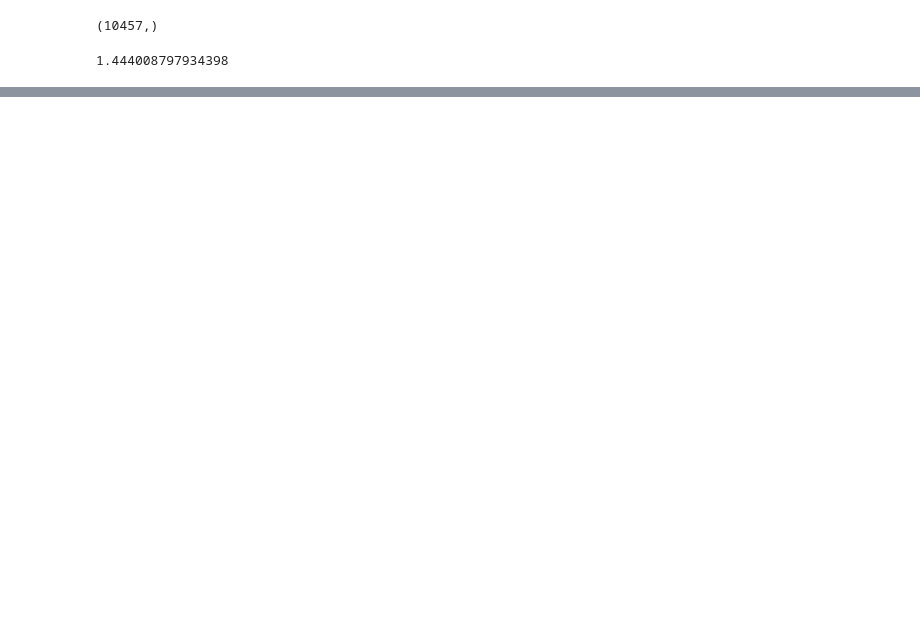
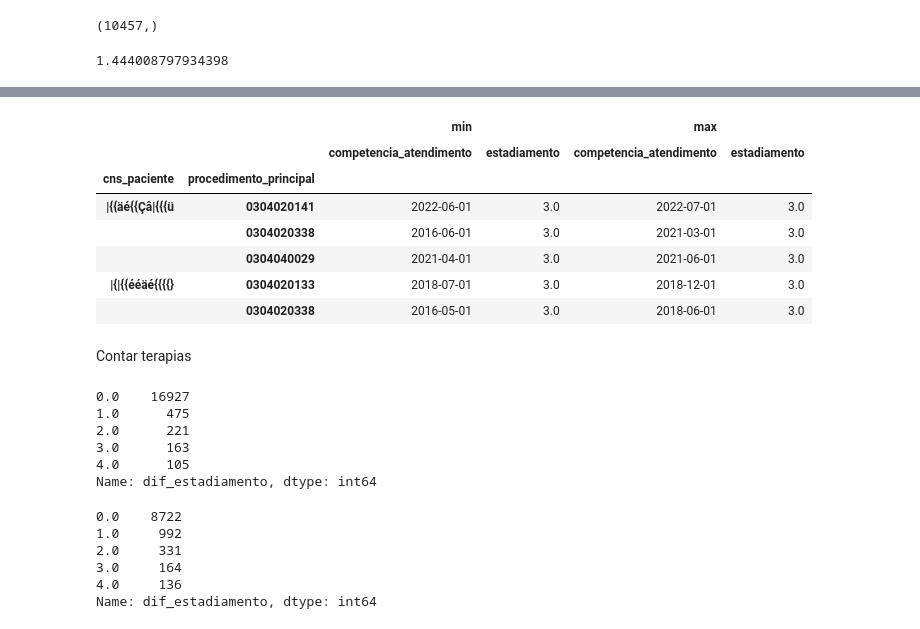
Before and after one commit to TiamatCod3/ia-saude, a Jupyter notebook: src/analise.ipynb, the cells around one changed output, grey strips where cells are left out. Saved outputs shown, nothing was run; the diff lists cells and outputs as text; code cells hidden in the pictures; blank space fills up the shorter version.

```diff
--- a/src/analise.ipynb
+++ b/src/analise.ipynb
@@ -202,0 +205,3 @@ dicionario_procedimento_principal = {
+# %%
+df['procedimento_principal'] = df['procedimento_principal'].astype(str).apply(lambda x: '0' + x )
+df.head()
@@ -242,0 +258,2 @@ Name: count, dtype: int64
+# %%
+df = df.drop(df[df['sexo']=='M'].index)
@@ -242,0 +275,2 @@ Name: count, dtype: int64
+# %%
+df['competencia_atendimento'] = pd.to_datetime(df['competencia_atendimento'], format="%Y%m")
@@ -242,0 +297,16 @@ Name: count, dtype: int64
+# %%
+pivot_table = pd.pivot_table(df,
+                             index=['cns_paciente', 'procedimento_principal'],
+                             values=['competencia_atendimento', 'estadiamento'],
+                             aggfunc=['min', 'max'])
+# %%
+pivot_table.head()
+# %% [output]
+|  |  | min |  | max |  |
+|  |  | competencia_atendimento | estadiamento | competencia_atendimento | estadiamento |
+| cns_paciente | procedimento_principal |  |  |  |  |
+| |{{äé{{Çâ|{{{ü | 0304020141 | 2022-06-01 | 3.0 | 2022-07-01 | 3.0 |
+|  | 0304020338 | 2016-06-01 | 3.0 | 2021-03-01 | 3.0 |
+|  | 0304040029 | 2021-04-01 | 3.0 | 2021-06-01 | 3.0 |
+| |{|{{ééäé{{{{} | 0304020133 | 2018-07-01 | 3.0 | 2018-12-01 | 3.0 |
+|  | 0304020338 | 2016-05-01 | 3.0 | 2018-06-01 | 3.0 |
@@ -242,0 +315,25 @@ Name: count, dtype: int64
+# %% [markdown]
+Contar terapias
+# %%
+pivot_table['dif_estadiamento'].value_counts()
+# %% [output]
+0.0    16927
+1.0      475
+2.0      221
+3.0      163
+4.0      105
+Name: dif_estadiamento, dtype: int64
+# %%
+pivot_table = pd.pivot_table(df,
+                             index=['cns_paciente'],
+                             values=['competencia_atendimento', 'estadiamento'],
+                             aggfunc=['min', 'max'])
+pivot_table['dif_estadiamento'] = pivot_table[('max','estadiamento')]-pivot_table[('min','estadiamento')]
+pivot_table['dif_estadiamento'].value_counts()
+# %% [output]
+0.0    8722
+1.0     992
+2.0     331
+3.0     164
+4.0     136
+Name: dif_estadiamento, dtype: int64
```
Also changed, not shown: parts of 45 cells of this notebook.
